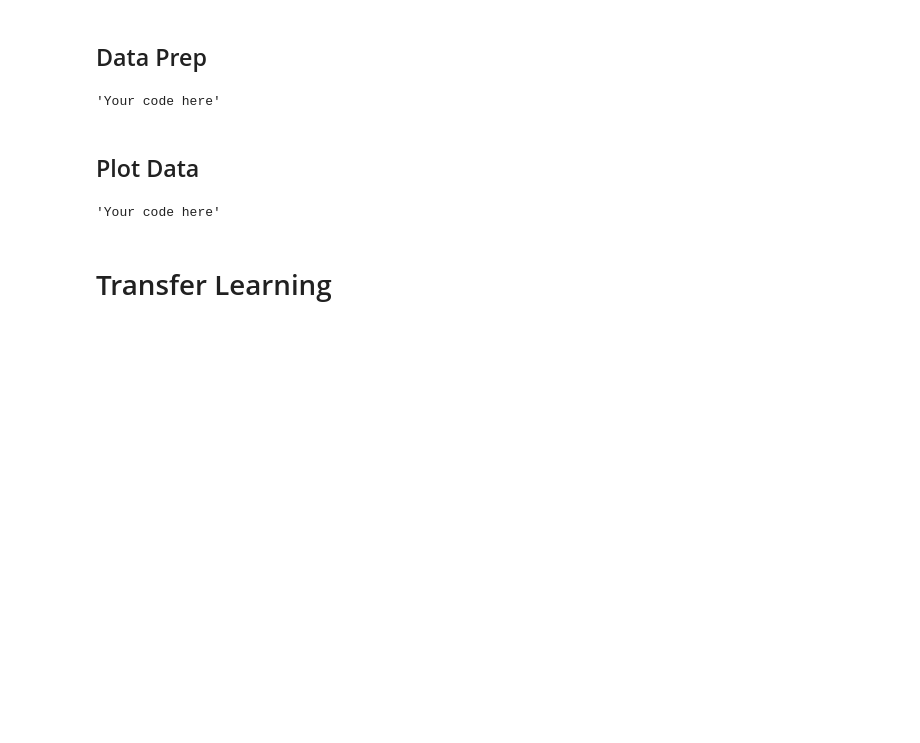
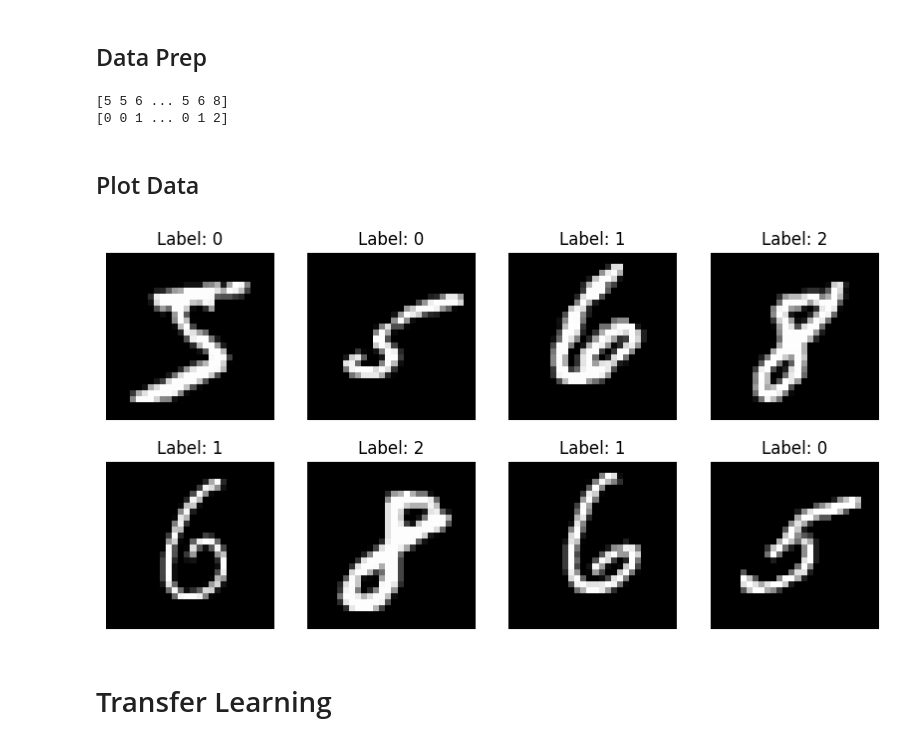
Before and after one commit to KelvynBladen/ml_intro, a Jupyter notebook: mnist_worksheet3.ipynb, the cells around one changed output. Cells and saved outputs as stored; diff of their text form; code cells hidden in the pictures; blank space fills up the shorter version.

```diff
--- a/mnist_worksheet3.ipynb
+++ b/mnist_worksheet3.ipynb
@@ -14,6 +20,8 @@ WARNING:tensorflow:From c:\Users\kelvy\anaconda3\envs\stat5810\Lib\site-packages
 # %% [markdown]
 ## Data Prep
 # %%
+import numpy as np
+
 # Subset your data the same 3 digit classes you used in the last assignments.
 
 # Again, You can totally copy any code over and modify it.
@@ -23,21 +31,41 @@ WARNING:tensorflow:From c:\Users\kelvy\anaconda3\envs\stat5810\Lib\site-packages
 
 # Extract the 3 classes from the training data
 
-'Your code here'
+train_filter = (y_train == 5) | (y_train == 6) | (y_train == 8)
+x_train_nn = x_train[train_filter]
+y_train_nn = y_train[train_filter]
 
 # Extract the 3 classes from the test data
 
-'Your code here'
+test_filter = (y_test == 5) | (y_test == 6) | (y_test == 8)
+x_test_nn = x_test[test_filter]
+y_test_nn = y_test[test_filter]
+
+print(y_train_nn)
+y_train_nn_bin = np.array([0 if y == 5 else (1 if y == 6 else 2) for y in y_train_nn])
+y_test_nn_bin = np.array([0 if y == 5 else (1 if y == 6 else 2) for y in y_test_nn])
+print(y_train_nn_bin)
 # %% [output]
-'Your code here'
+[5 5 6 ... 5 6 8]
+[0 0 1 ... 0 1 2]
 # %% [markdown]
 ## Plot Data
-# %%
-## Plot 6 to 10 images from your data
-
-'Your code here'
-# %% [output]
-'Your code here'
+# %%
+## Plot 6 to 10 images from your data
+
+import matplotlib.pyplot as plt
+
+plt.figure(figsize=(10, 5))
+
+for i in range(8):
+    plt.subplot(2, 4, i + 1)
+    plt.imshow(x_train_nn[i], cmap='gray')
+    plt.title(f'Label: {y_train_nn_bin[i]}')
+    plt.axis('off')
+
+plt.show()
+# %% [output]
+[figure, added]
 # %% [markdown]
 # Transfer Learning
 # %% [markdown]
```
Also changed, not shown: parts of 8 cells of this notebook.
